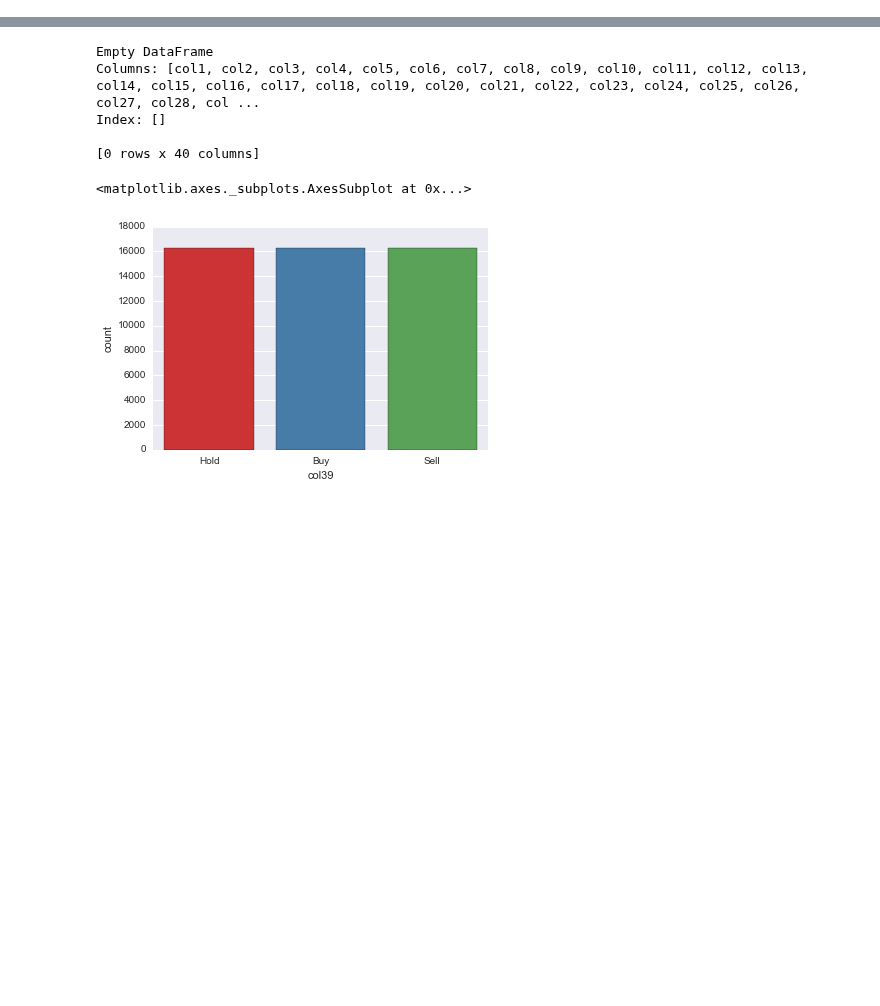
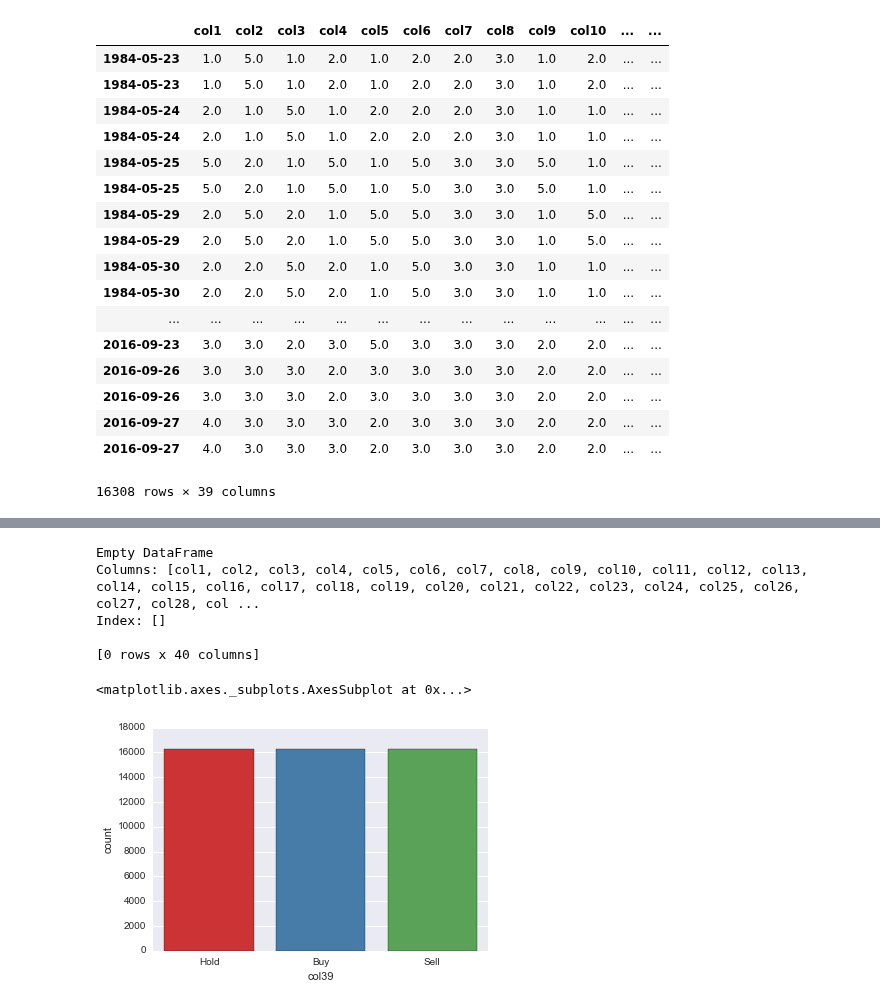
Before and after one commit to savourylie/Stock-Price-Forecaster, a Jupyter notebook: TradingBot/Experiment.ipynb, the cells around one changed output, grey strips where cells are left out. Saved outputs shown, nothing was run; the diff lists cells and outputs as text; code cells hidden in the pictures; blank space fills up the shorter version.

```diff
--- a/TradingBot/Experiment.ipynb
+++ b/TradingBot/Experiment.ipynb
@@ -52,0 +59,28 @@ dfQ['Q'].plot()
+# %%
+dfQ = dfQ[dfQ['col38'] == 0]
+dfQ.reset_index(inplace=True)
+del dfQ['index']
+del dfQ['col38']
+dfQ.set_index(dfQ['Date'], inplace=True)
+del dfQ.index.name
+del dfQ['Date']
+display(dfQ)
+# %% [output]
+|  | col1 | col2 | col3 | col4 | col5 | col6 | col7 | col8 | col9 | col10 | ... | ... |
+| 1984-05-23 | 1.0 | 5.0 | 1.0 | 2.0 | 1.0 | 2.0 | 2.0 | 3.0 | 1.0 | 2.0 | ... | ... |
+| 1984-05-23 | 1.0 | 5.0 | 1.0 | 2.0 | 1.0 | 2.0 | 2.0 | 3.0 | 1.0 | 2.0 | ... | ... |
+| 1984-05-24 | 2.0 | 1.0 | 5.0 | 1.0 | 2.0 | 2.0 | 2.0 | 3.0 | 1.0 | 1.0 | ... | ... |
+| 1984-05-24 | 2.0 | 1.0 | 5.0 | 1.0 | 2.0 | 2.0 | 2.0 | 3.0 | 1.0 | 1.0 | ... | ... |
+| 1984-05-25 | 5.0 | 2.0 | 1.0 | 5.0 | 1.0 | 5.0 | 3.0 | 3.0 | 5.0 | 1.0 | ... | ... |
+| 1984-05-25 | 5.0 | 2.0 | 1.0 | 5.0 | 1.0 | 5.0 | 3.0 | 3.0 | 5.0 | 1.0 | ... | ... |
+| 1984-05-29 | 2.0 | 5.0 | 2.0 | 1.0 | 5.0 | 5.0 | 3.0 | 3.0 | 1.0 | 5.0 | ... | ... |
+| 1984-05-29 | 2.0 | 5.0 | 2.0 | 1.0 | 5.0 | 5.0 | 3.0 | 3.0 | 1.0 | 5.0 | ... | ... |
+| 1984-05-30 | 2.0 | 2.0 | 5.0 | 2.0 | 1.0 | 5.0 | 3.0 | 3.0 | 1.0 | 1.0 | ... | ... |
+| 1984-05-30 | 2.0 | 2.0 | 5.0 | 2.0 | 1.0 | 5.0 | 3.0 | 3.0 | 1.0 | 1.0 | ... | ... |
+| ... | ... | ... | ... | ... | ... | ... | ... | ... | ... | ... | ... | ... |
+| 2016-09-23 | 3.0 | 3.0 | 2.0 | 3.0 | 5.0 | 3.0 | 3.0 | 3.0 | 2.0 | 2.0 | ... | ... |
+| 2016-09-26 | 3.0 | 3.0 | 3.0 | 2.0 | 3.0 | 3.0 | 3.0 | 3.0 | 2.0 | 2.0 | ... | ... |
+| 2016-09-26 | 3.0 | 3.0 | 3.0 | 2.0 | 3.0 | 3.0 | 3.0 | 3.0 | 2.0 | 2.0 | ... | ... |
+| 2016-09-27 | 4.0 | 3.0 | 3.0 | 3.0 | 2.0 | 3.0 | 3.0 | 3.0 | 2.0 | 2.0 | ... | ... |
+| 2016-09-27 | 4.0 | 3.0 | 3.0 | 3.0 | 2.0 | 3.0 | 3.0 | 3.0 | 2.0 | 2.0 | ... | ... |
+16308 rows × 39 columns
```
Also changed, not shown: parts of 12 cells of this notebook, 2 other files.
